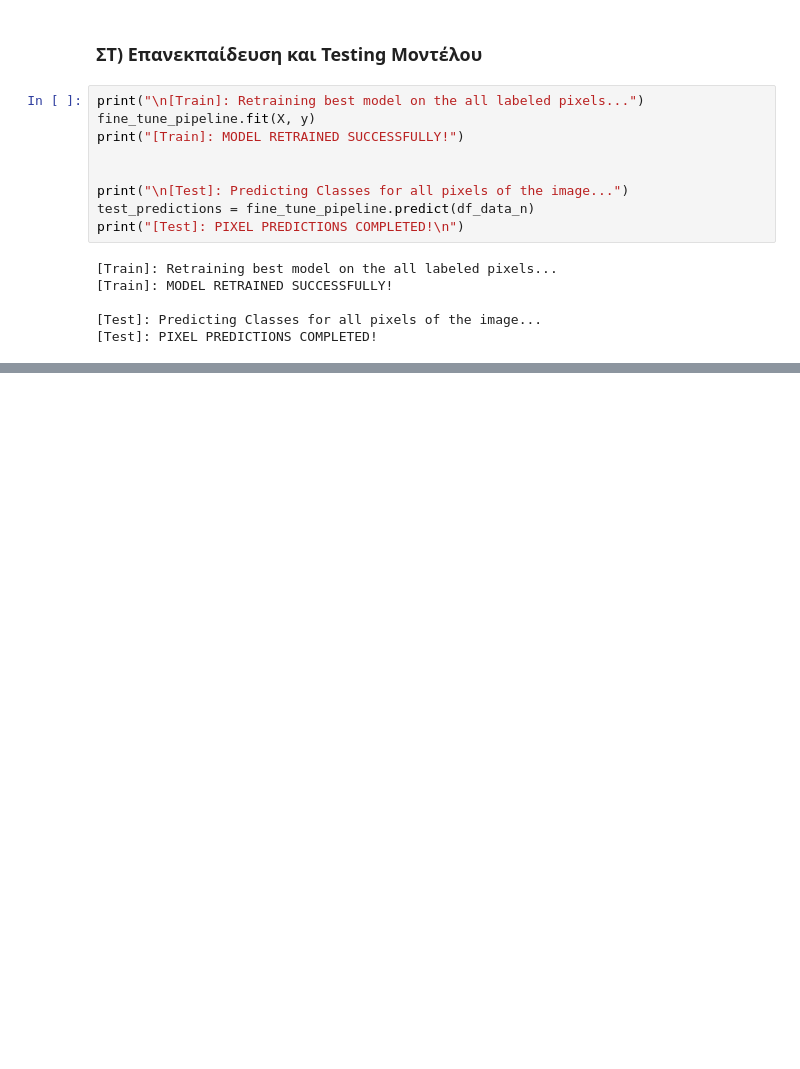
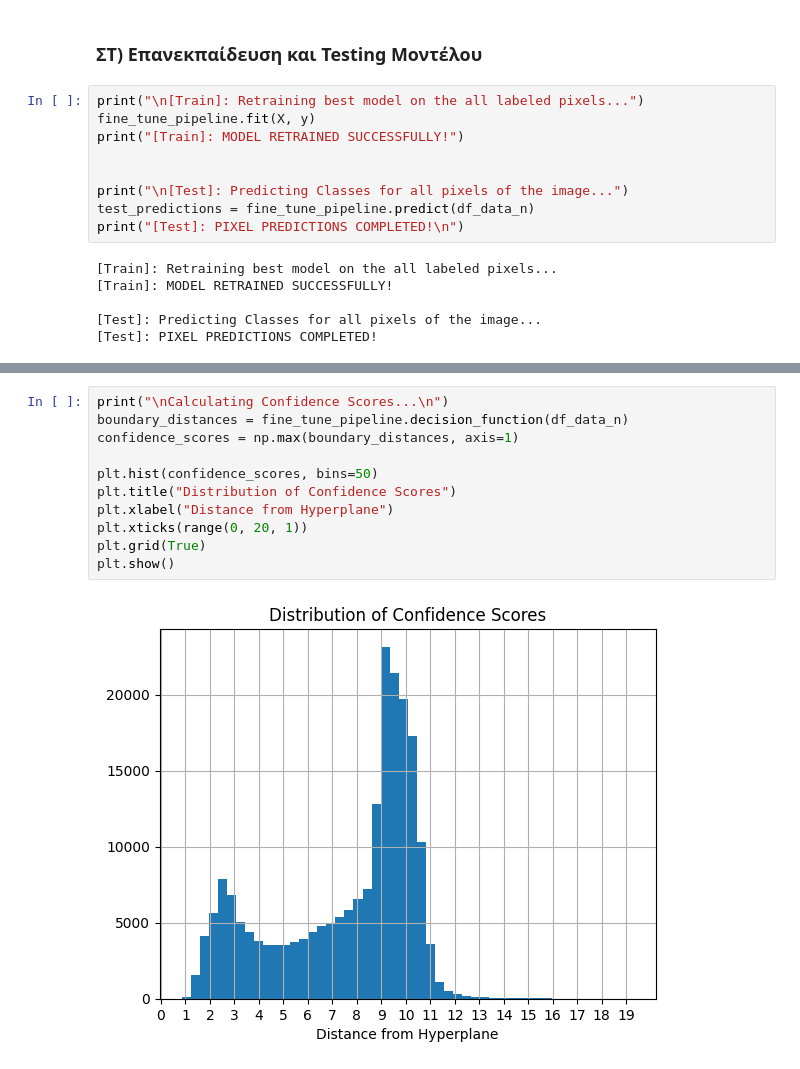
Before and after one commit to iliaxant/Pattern_Recognition_Final_Project, a Jupyter notebook: Final_Project_PR_58545.ipynb, the cells around one changed output, grey strips where cells are left out. Saved outputs shown, nothing was run; the diff lists cells and outputs as text; blank space fills up the shorter version.

```diff
--- a/Final_Project_PR_58545.ipynb
+++ b/Final_Project_PR_58545.ipynb
@@ -1479,0 +1566,13 @@ print(f"[Results]: SUBMISSION FILE '{filename}' CREATED SUCCESSFULLY!\n")
+# %%
+print("\nCalculating Confidence Scores...\n")
+boundary_distances = fine_tune_pipeline.decision_function(df_data_n)
+confidence_scores = np.max(boundary_distances, axis=1)
+
+plt.hist(confidence_scores, bins=50)
+plt.title("Distribution of Confidence Scores")
+plt.xlabel("Distance from Hyperplane")
+plt.xticks(range(0, 20, 1))
+plt.grid(True)
+plt.show()
+# %% [output]
+[figure, added]
```
Also changed, not shown: parts of 11 cells of this notebook.
